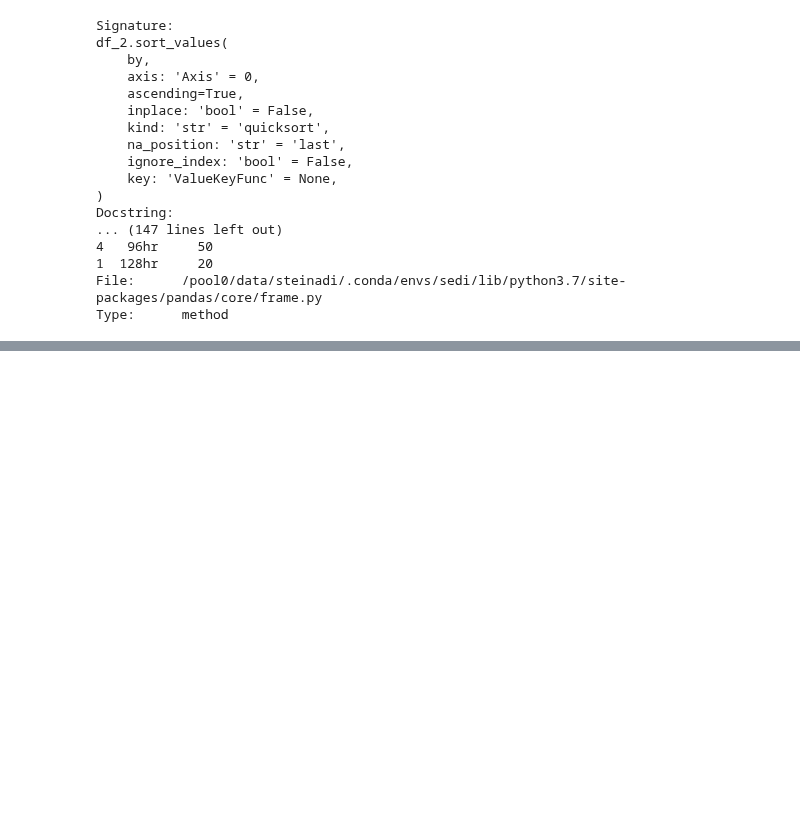
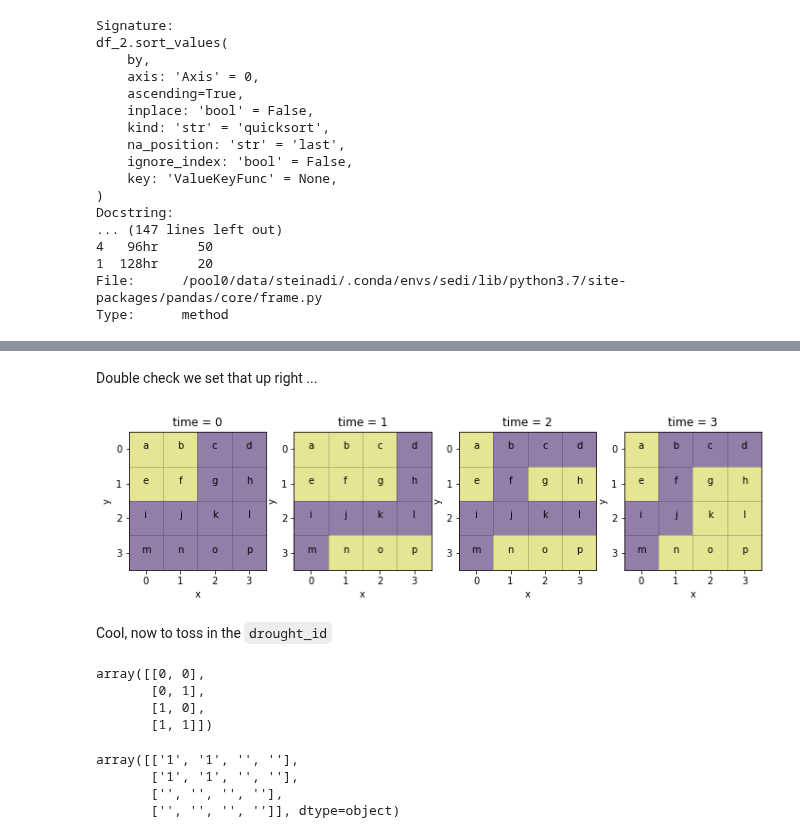
Before and after one commit to UW-Hydro/drought_impact, a Jupyter notebook: notebooks/explore/drought_event_tracking.ipynb, the cells around one changed output, grey strips where cells are left out. Drawn from its saved outputs; the diff is of its cells as text; code cells hidden in the pictures; blank space fills up the shorter version.

Commit message:
drought_id encoding successful, working on workflow to best store the drought blobs across space and time and easily index and plot them without writing a whole object from scratch

```diff
--- a/notebooks/explore/drought_event_tracking.ipynb
+++ b/notebooks/explore/drought_event_tracking.ipynb
@@ -799,0 +903,20 @@ Above to-do:
+# %%
+empty_id = np.array([
+    ["", "", "", ""],
+    ["", "", "", ""],
+    ["", "", "", ""],
+    ["", "", "", ""],
+], dtype=object_)
+# %%
+test_ds = xr.Dataset(
+    coords=dict(
+        x=np.arange(4),
+        y=np.arange(4),
+        time=np.arange(4)
+    ),
+    data_vars=dict(
+        drought_measure=(["time", "y", "x"], [t1, t2, t3, t4]),
+        drought_id=(["time", "y", "x"], [empty_id, empty_id, empty_id, empty_id])
+    )
+)
+test_ds
@@ -799,0 +933,40 @@ Above to-do:
+# %% [markdown]
+Double check we set that up right ...
+# %%
+fig, axs = plt.subplots(1,4, figsize=(12,5))
+
+for i, ax in enumerate(axs.ravel()):
+
+    test_ds.isel(time=i)['drought_measure'].plot(ax=ax, alpha=0.5, add_colorbar=False)
+
+
+    grid_gdf.plot(edgecolor='k', ax=ax, alpha=0.1)
+    # number our cells
+    for idx, row in grid_gdf.iterrows():
+        ax.annotate(row['cell_id'], xy=row['coords'], horizontalalignment='center')
+
+    ax.set_ylim(3.5, -0.5)
+# %% [output]
+[figure, added]
+# %% [markdown]
+Cool, now to toss in the `drought_id`
+# %%
+df_1.coords.values[0]
+# %% [output]
+array([[0, 0],
+       [0, 1],
+       [1, 0],
+       [1, 1]])
+# %%
+t1_drought_id = test_ds.sel(time=0)['drought_id'].values
+
+for i in np.arange(len(df_1)):
+    for coord in df_1.coords.values[i]:
+        t1_drought_id[coord[0], coord[1]] = df_1.drought_id.values[i]
+
+t1_drought_id
+# %% [output]
+array([['1', '1', '', ''],
+       ['1', '1', '', ''],
+       ['', '', '', ''],
+       ['', '', '', '']], dtype=object)
```
Also changed, not shown: parts of 43 cells of this notebook.
